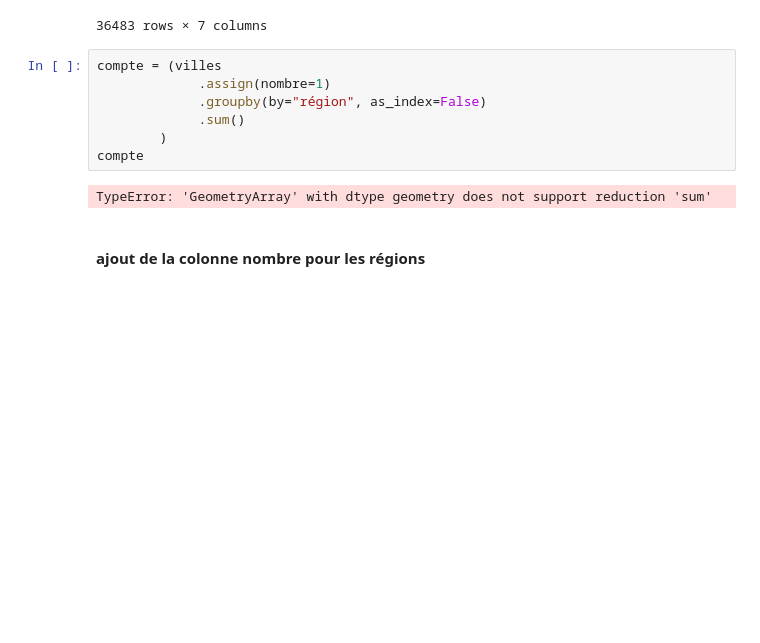
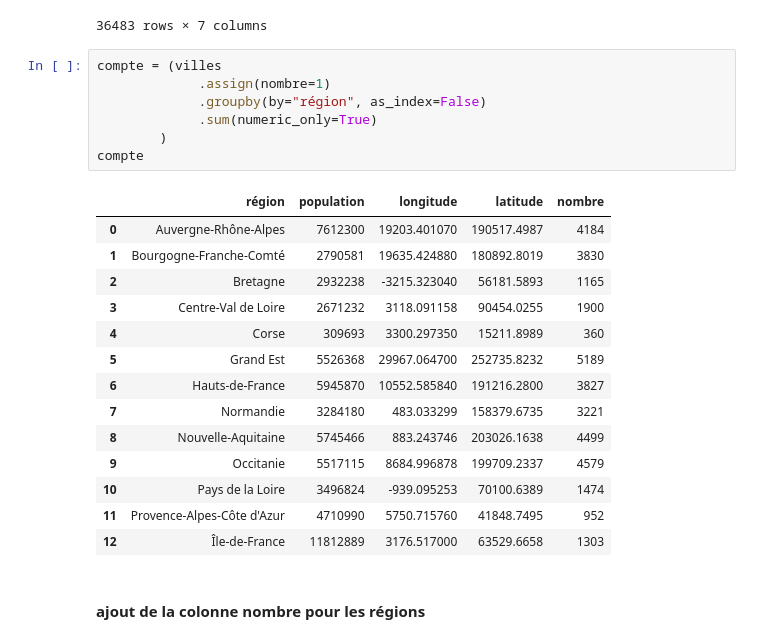
Before and after one commit to FrancoisBrucker/cours_informatique, a Jupyter notebook: docs/src/cours/analyse-données/notebooks-dataviz/1_3_cours_geopandas_manipulations.ipynb, the cells around one changed output. Cells and saved outputs as stored; diff of their text form; blank space fills up the shorter version.

```diff
--- a/docs/src/cours/analyse-données/notebooks-dataviz/1_3_cours_geopandas_manipulations.ipynb
+++ b/docs/src/cours/analyse-données/notebooks-dataviz/1_3_cours_geopandas_manipulations.ipynb
@@ -522,12 +522,25 @@ villes.assign(nombre=1)
 # %%
 compte = (villes
              .assign(nombre=1)
              .groupby(by="région", as_index=False)
-             .sum()
+             .sum(numeric_only=True)
         )
 compte
 # %% [output]
-TypeError: 'GeometryArray' with dtype geometry does not support reduction 'sum'
+|  | région | population | longitude | latitude | nombre |
+| 0 | Auvergne-Rhône-Alpes | 7612300 | 19203.401070 | 190517.4987 | 4184 |
+| 1 | Bourgogne-Franche-Comté | 2790581 | 19635.424880 | 180892.8019 | 3830 |
+| 2 | Bretagne | 2932238 | -3215.323040 | 56181.5893 | 1165 |
+| 3 | Centre-Val de Loire | 2671232 | 3118.091158 | 90454.0255 | 1900 |
+| 4 | Corse | 309693 | 3300.297350 | 15211.8989 | 360 |
+| 5 | Grand Est | 5526368 | 29967.064700 | 252735.8232 | 5189 |
+| 6 | Hauts-de-France | 5945870 | 10552.585840 | 191216.2800 | 3827 |
+| 7 | Normandie | 3284180 | 483.033299 | 158379.6735 | 3221 |
+| 8 | Nouvelle-Aquitaine | 5745466 | 883.243746 | 203026.1638 | 4499 |
+| 9 | Occitanie | 5517115 | 8684.996878 | 199709.2337 | 4579 |
+| 10 | Pays de la Loire | 3496824 | -939.095253 | 70100.6389 | 1474 |
+| 11 | Provence-Alpes-Côte d'Azur | 4710990 | 5750.715760 | 41848.7495 | 952 |
+| 12 | Île-de-France | 11812889 | 3176.517000 | 63529.6658 | 1303 |
 # %% [markdown]
 #### ajout de la colonne nombre pour les régions
 # %% [markdown]
```
Also changed, not shown: parts of 3 cells of this notebook.
